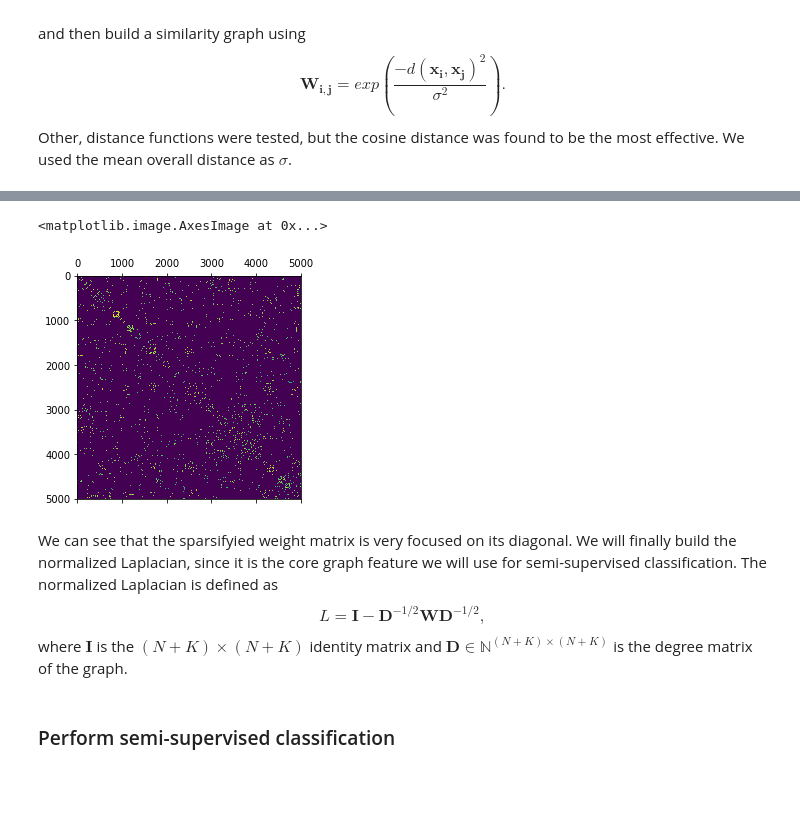
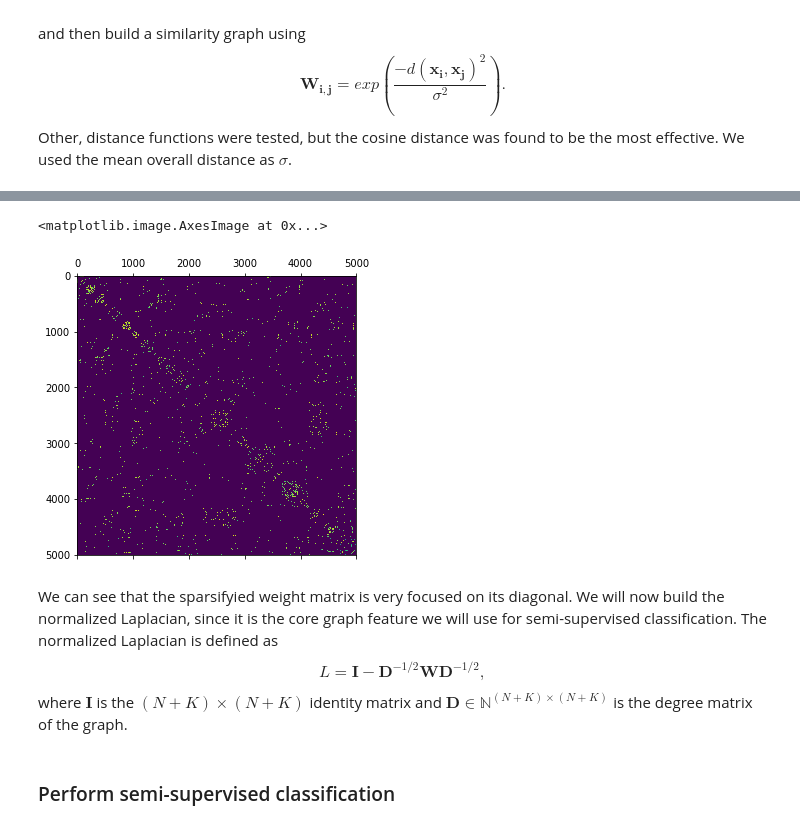
Before and after one commit to adrianlwn/NTDS-Speech-Recognition-Challenge, a Jupyter notebook: SpeechRecognition_main.ipynb, the cells around one changed output, grey strips where cells are left out. Cells and saved outputs as stored; diff of their text form; code cells hidden in the pictures; blank space fills up the shorter version.

```diff
--- a/SpeechRecognition_main.ipynb
+++ b/SpeechRecognition_main.ipynb
@@ -174,5 +407,5 @@ batch_size = 200
 potential_elements  = np.array(list(enumerate(np.array(valid_x))))
 indices = np.random.choice(potential_elements[:,0].reshape(-1,), batch_size, replace=False)
 # The batch index_variable contains the indices of the batch datapoints inside the complete dataset
-batch_index = potential_elements[:,0].reshape(-1,)[indices]
+batch_index = potential_elements[:,1].reshape(-1,)[indices]
 # %% [markdown]
@@ -220,0 +458,5 @@ We now want to sparsify the graph, to have a more significant clustering. We use
+# %%
+# compute laplacian
+degrees = np.sum(W,axis=0)
+laplacian = np.diag(degrees**-0.5) @ (np.diag(degrees) - W) @ np.diag(degrees**-0.5)
+laplacian = sparse.csr_matrix(laplacian)
@@ -220,0 +465,4 @@ We now want to sparsify the graph, to have a more significant clustering. We use
+# %%
+eigenvalues, eigenvectors = sparse.linalg.eigsh(A=laplacian,k=25,which='SM')
+plt.plot(eigenvalues[1:], '.-', markersize=15);
+plt.grid()
@@ -220,0 +471,8 @@ We now want to sparsify the graph, to have a more significant clustering. We use
+# %%
+fix, axes = plt.subplots(5, 5, figsize=(17, 8))
+for i in range(1,6):
+    for j in range(1,6):
+        a = eigenvectors[:,i]
+        b = eigenvectors[:,j]
+        labels = np.sign(a)
+        axes[i-1,j-1].scatter(a, b, c=labels, cmap='RdBu', alpha=0.5)
@@ -221,19 +561,19 @@ We now want to sparsify the graph, to have a more significant clustering. We use
 # %%
 # Sparsify using k- nearest neighbours and make sure it stays symmetric
-NEIGHBORS = 200
+NEIGHBORS = 120
 
 # Make sure
 for i in range(W.shape[0]):
     idx = W[i,:].argsort()[:-NEIGHBORS]
     W[i,idx] = 0
     W[idx,i] = 0
 
 plt.matshow(W)
 # %% [output]
 <matplotlib.image.AxesImage at 0x...>
-[figure, old version]
+[figure, new version]
 # %% [markdown]
-We can see that the sparsifyied weight matrix is very focused on its diagonal. We will finally build the normalized Laplacian, since it is the core graph feature we will use for semi-supervised classification. The normalized Laplacian is defined as
+We can see that the sparsifyied weight matrix is very focused on its diagonal. We will now build the normalized Laplacian, since it is the core graph feature we will use for semi-supervised classification. The normalized Laplacian is defined as
 $$L = \mathbf{I}-\mathbf{D}^{-1/2}\mathbf{W}\mathbf{D}^{-1/2},$$
 where $\mathbf{I}$ is the $(N+K)\times (N+K)$ identity matrix and $\mathbf{D}\in \mathbb{N}^{(N+K)\times (N+K)}$ is the degree matrix of the graph.
 # %%
```
Also changed, not shown: parts of 60 cells of this notebook.
